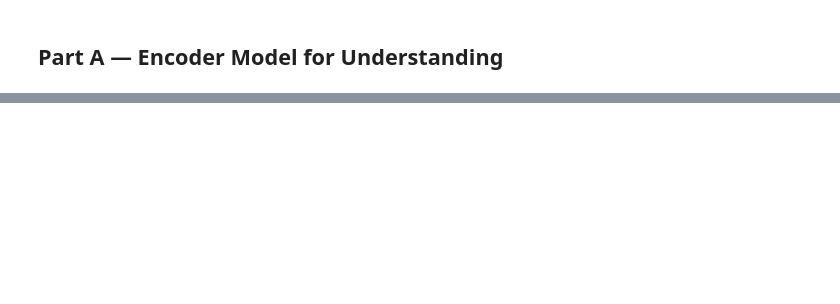
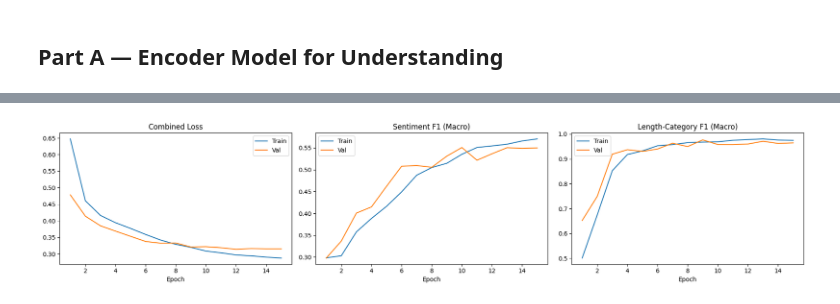
Before and after one commit to Saif1Shahzad/AI-Review-Analysis-with-Custom-Transformers-and-RAG, a Jupyter notebook: i232634-NLP-Assignment3.ipynb, the cells around one changed output, grey strips where cells are left out. Cells and saved outputs as stored; diff of their text form; code cells hidden in the pictures; blank space fills up the shorter version.

```diff
--- a/i232634-NLP-Assignment3.ipynb
+++ b/i232634-NLP-Assignment3.ipynb
@@ -181,3 +181,24 @@ Vocabulary size: 16965
 Vocabulary saved.
 # %% [markdown]
 ## Part A — Encoder Model for Understanding
+# %%
+class ReviewDataset(Dataset):
+    def __init__(self, df):
+        self.input_ids  = torch.tensor(df['input_ids'].tolist(), dtype=torch.long)
+        self.sentiment  = torch.tensor(df['sentiment'].tolist(), dtype=torch.long)
+        self.length_cat = torch.tensor(df['length_cat'].tolist(), dtype=torch.long)
+
+    def __len__(self):
+        return len(self.input_ids)
+
+    def __getitem__(self, idx):
+        return self.input_ids[idx], self.sentiment[idx], self.length_cat[idx]
+
+BATCH_SIZE = 128
+train_dataset = ReviewDataset(train_df)
+val_dataset   = ReviewDataset(val_df)
+test_dataset  = ReviewDataset(test_df)
+
+train_loader = DataLoader(train_dataset, batch_size=BATCH_SIZE, shuffle=True,  num_workers=0)
+val_loader   = DataLoader(val_dataset,   batch_size=BATCH_SIZE, shuffle=False, num_workers=0)
+test_loader  = DataLoader(test_dataset,  batch_size=BATCH_SIZE, shuffle=False, num_workers=0)
@@ -183,0 +473,21 @@ Vocabulary saved.
+# %%
+fig, axes = plt.subplots(1, 3, figsize=(18, 4))
+
+epochs = range(1, ENC_EPOCHS + 1)
+axes[0].plot(epochs, enc_history['train_loss'], label='Train')
+axes[0].plot(epochs, enc_history['val_loss'],   label='Val')
+axes[0].set_title('Combined Loss'); axes[0].set_xlabel('Epoch'); axes[0].legend()
+
+axes[1].plot(epochs, enc_history['train_sent_f1'], label='Train')
+axes[1].plot(epochs, enc_history['val_sent_f1'],   label='Val')
+axes[1].set_title('Sentiment F1 (Macro)'); axes[1].set_xlabel('Epoch'); axes[1].legend()
+
+axes[2].plot(epochs, enc_history['train_len_f1'], label='Train')
+axes[2].plot(epochs, enc_history['val_len_f1'],   label='Val')
+axes[2].set_title('Length-Category F1 (Macro)'); axes[2].set_xlabel('Epoch'); axes[2].legend()
+
+plt.tight_layout()
+plt.savefig('results/encoder_learning_curves.png', dpi=150)
+plt.show()
+# %% [output]
+[figure, added]
```
Also changed, not shown: parts of 11 cells of this notebook, 4 other files.
